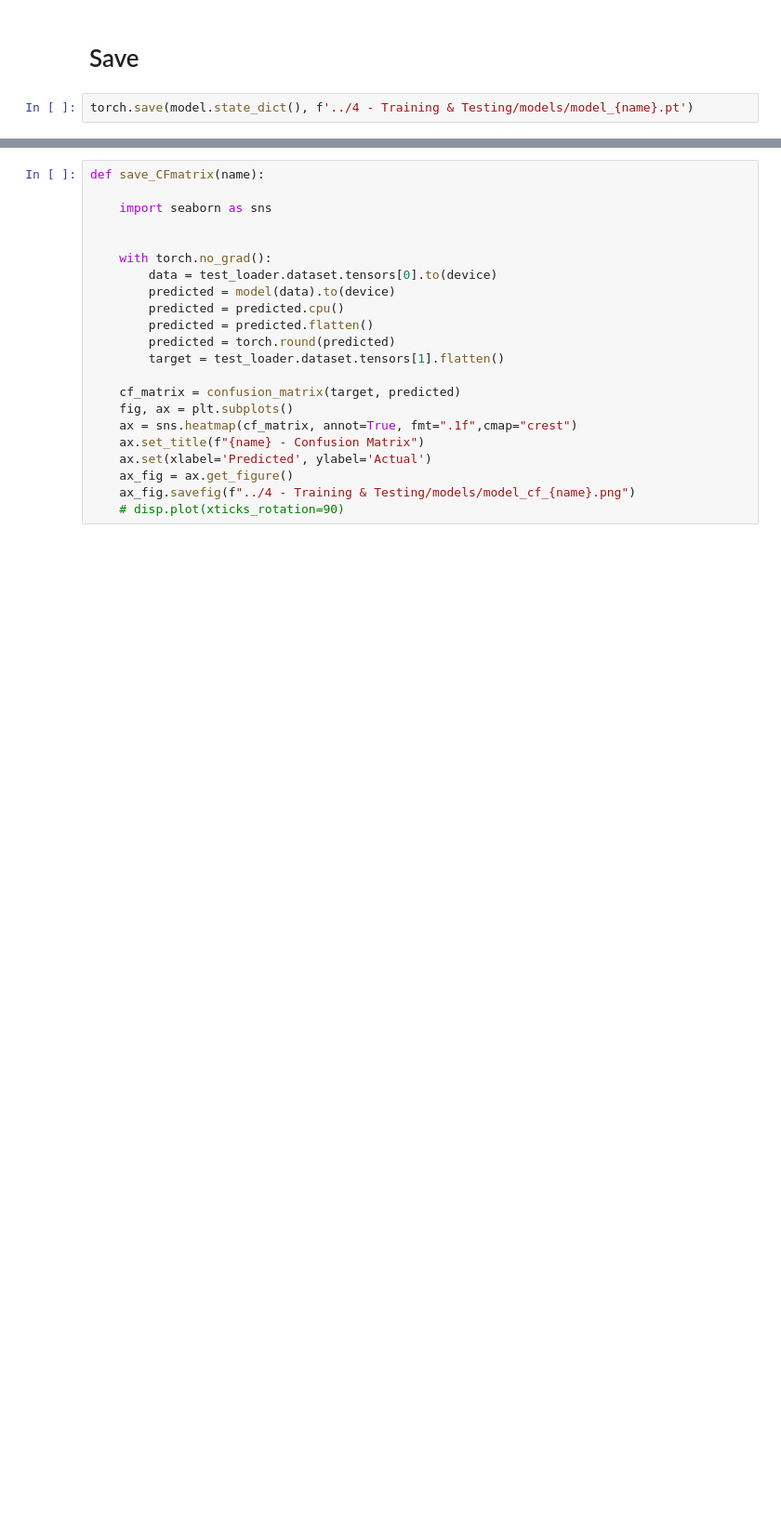
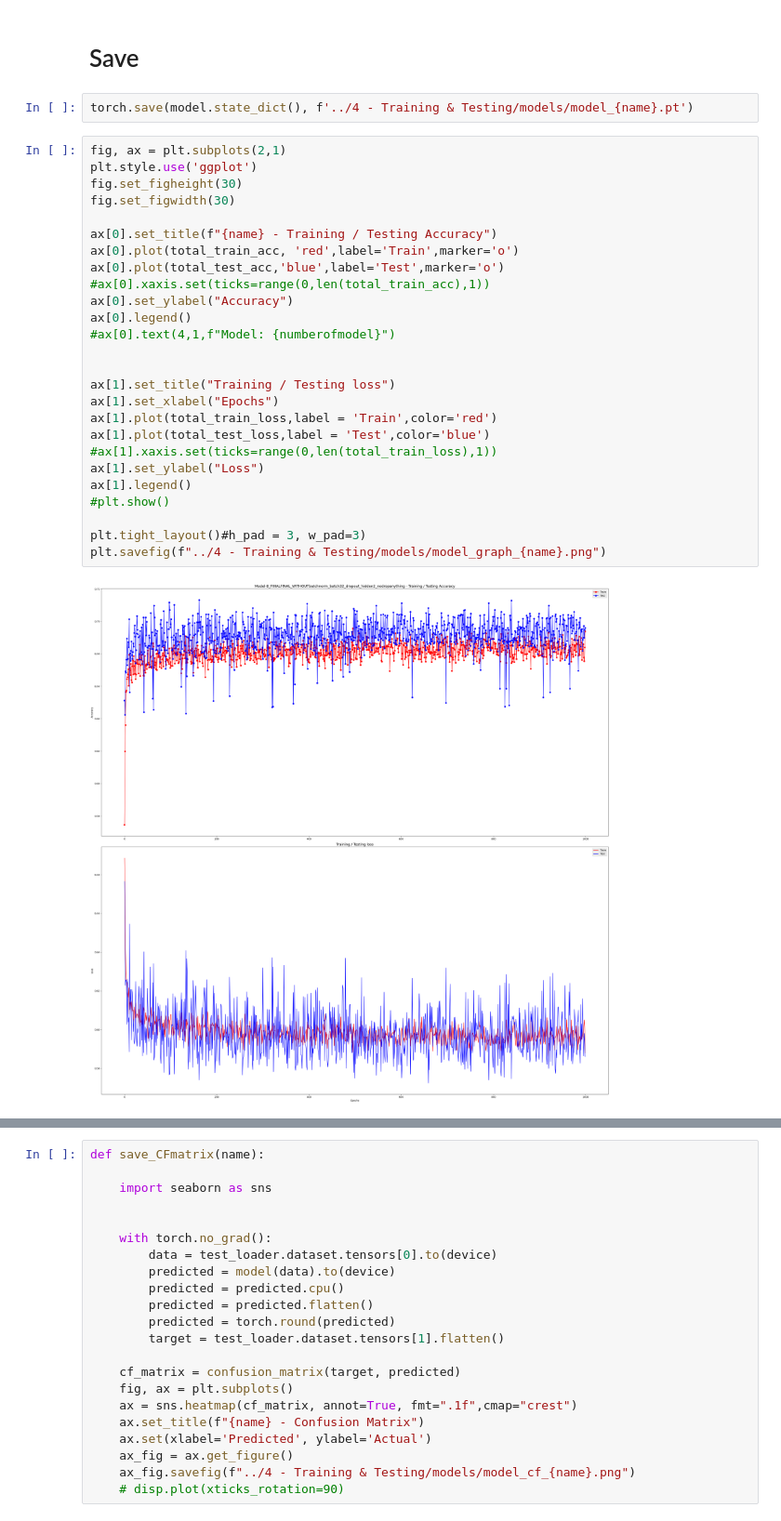
Before and after one commit to akumaharit/PredictingType2ADRwithHLAandMorgan, a Jupyter notebook: code/4 - Training & Testing/1 YesorNO ADR Model (Experiment) BatchNorm.ipynb, the cells around one changed output, grey strips where cells are left out. Shown at 93% size. Drawn from its saved outputs; the diff is of its cells as text; blank space fills up the shorter version.

```diff
--- a/code/4 - Training & Testing/1 YesorNO ADR Model (Experiment) BatchNorm.ipynb
+++ b/code/4 - Training & Testing/1 YesorNO ADR Model (Experiment) BatchNorm.ipynb
@@ -498,3 +514,31 @@ writer.close()
 # Save
 # %%
 torch.save(model.state_dict(), f'../4 - Training & Testing/models/model_{name}.pt')
+# %%
+fig, ax = plt.subplots(2,1)
+plt.style.use('ggplot')
+fig.set_figheight(30)
+fig.set_figwidth(30)
+
+ax[0].set_title(f"{name} - Training / Testing Accuracy")
+ax[0].plot(total_train_acc, 'red',label='Train',marker='o')
+ax[0].plot(total_test_acc,'blue',label='Test',marker='o')
+#ax[0].xaxis.set(ticks=range(0,len(total_train_acc),1))
+ax[0].set_ylabel("Accuracy")
+ax[0].legend()
+#ax[0].text(4,1,f"Model: {numberofmodel}")
+
+
+ax[1].set_title("Training / Testing loss")
+ax[1].set_xlabel("Epochs")
+ax[1].plot(total_train_loss,label = 'Train',color='red')
+ax[1].plot(total_test_loss,label = 'Test',color='blue')
+#ax[1].xaxis.set(ticks=range(0,len(total_train_loss),1))
+ax[1].set_ylabel("Loss")
+ax[1].legend()
+#plt.show()
+
+plt.tight_layout()#h_pad = 3, w_pad=3)
+plt.savefig(f"../4 - Training & Testing/models/model_graph_{name}.png")
+# %% [output]
+[figure, added]
```
Also changed, not shown: parts of 18 cells of this notebook, 54 other files.
